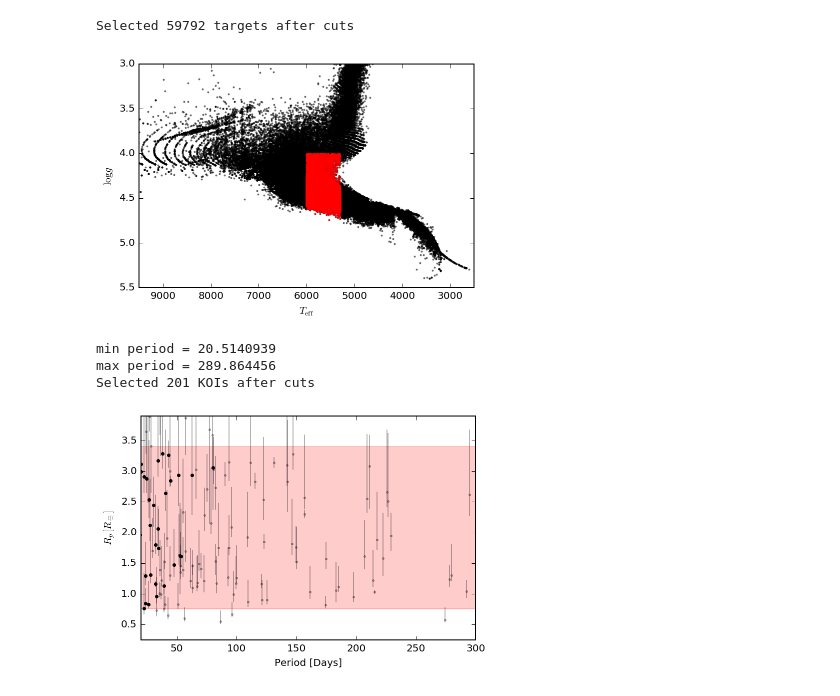
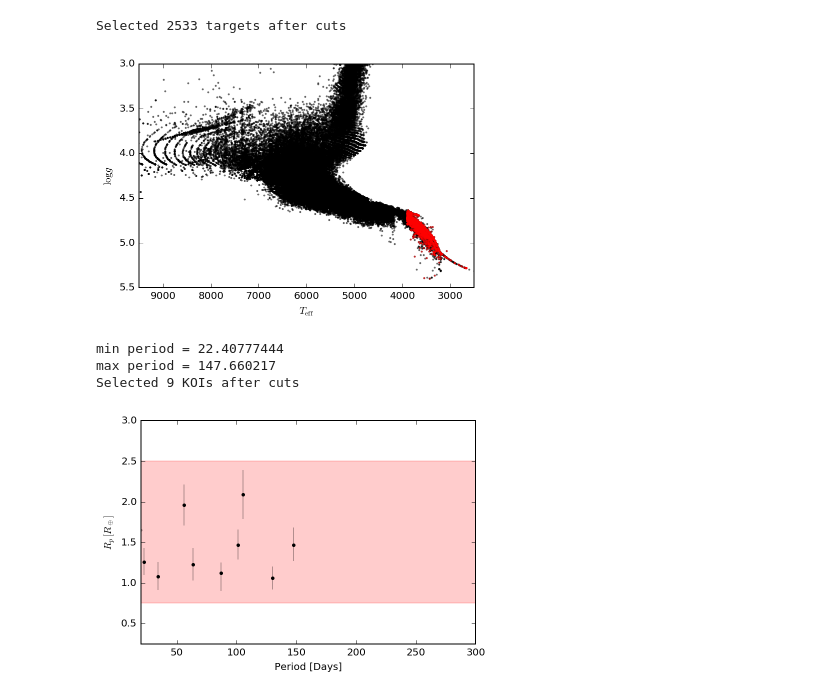
Before and after one commit to mshabram/PyStan_Kepler_Exoplanet_Populations, a Jupyter notebook: exopop_PyStan_precomputed_completeness_v1_with_radius_uncertainties_working_rev1e.ipynb, the cells around one changed output. Saved outputs shown, nothing was run; the diff lists cells and outputs as text; code cells hidden in the pictures.

Commit message:
corrected error in radius vs period plot, formatted for SAG-13 production runs

```diff
--- a/exopop_PyStan_precomputed_completeness_v1_with_radius_uncertainties_working_rev1e.ipynb
+++ b/exopop_PyStan_precomputed_completeness_v1_with_radius_uncertainties_working_rev1e.ipynb
@@ -37,4 +37,4 @@ def get_catalog(name, basepath="data"):
     df.to_hdf(fn, name, format="t")
     return df
 # %%
-periodInsolationSwitch = raw_input("Period or Insolation: P or I? -- ")
+periodInsolationSwitch = 'P' #raw_input("Period or Insolation: P or I? -- ")
@@ -43,2 +41,2 @@ Period or Insolation: P or I? -- P
 # %%
-catalogSwitch = raw_input("Catalog 9.1 or 9.2: 1 or 2? -- ")
+catalogSwitch = '1' # raw_input("Catalog 9.1 or 9.2: 1 or 2? -- ")
@@ -121,7 +117,7 @@ stlr = pd.DataFrame(stlr[m])
 
 print("Selected {0} targets after cuts".format(len(stlr)))
 # %% [output]
-Selected 59792 targets after cuts
+Selected 2533 targets after cuts
 # %%
 #%%=========================================================
 # Plot an HR diagram of the selected targets
@@ -134,7 +130,7 @@ pl.ylim(5.5, 3)
 pl.ylabel("$\log g$");
 pl.xlabel("$T_\mathrm{eff}$");
 # %% [output]
-[figure, old version]
+[figure, new version]
 # %%
 #%%=========================================================
 
@@ -151,7 +147,7 @@ elif(catalogSwitch == "2"):
 
 # Set insolation (or period) and planet radius ranges
 # for power law fit
-rp_rng = (0.75, 3.4)
+rp_rng = (0.75, 2.5)
 if(periodInsolationSwitch=="I"):
     x_rng = (0.2, 20)
 elif(periodInsolationSwitch=="P"):
@@ -193,28 +189,32 @@ print("min period = {0} ".format(np.min(kois.koi_period)))
 print("max period = {0} ".format(np.max(kois.koi_period)))
 print("Selected {0} KOIs after cuts".format(len(kois)))
 # %% [output]
-min period = 20.5140939
-max period = 289.864456
-Selected 201 KOIs after cuts
+min period = 22.40777444
+max period = 147.660217
+Selected 9 KOIs after cuts
 # %%
 #%%=========================================================
 # Plot the measurements with error bars, in insolation-radius parameter space
 yerr = np.abs(np.array(base_kois[["koi_prad_err2", "koi_prad_err1"]])).T
-pl.errorbar(base_kois.koi_insol, base_kois.koi_prad, yerr=yerr, fmt=".k", ms=4,
+
+if(periodInsolationSwitch=="I"):
+    pl.xlabel("insolation [Earth units]")
+    pl.errorbar(base_kois.koi_insol, base_kois.koi_prad, yerr=yerr, fmt=".k", ms=4,
             capsize=0, alpha=0.3)
-pl.plot(kois.koi_insol, kois.koi_prad, ".k", ms=6)
+    pl.plot(kois.koi_insol, kois.koi_prad, ".k", ms=6)
+elif(periodInsolationSwitch=="P"):
+    pl.xlabel("Period [Days]")
+    pl.errorbar(base_kois.koi_period, base_kois.koi_prad, yerr=yerr, fmt=".k", ms=4,
+            capsize=0, alpha=0.3)
+    pl.plot(kois.koi_period, kois.koi_prad, ".k", ms=6)
 pl.fill_between(x_rng, [rp_rng[1], rp_rng[1]], [rp_rng[0], rp_rng[0]], color="r", alpha=0.2)
 pl.xlim(x_rng + 0.1 * np.array([-1, 1]))
 pl.ylim(rp_rng + 0.5 * np.array([-1, 1]))
-if(periodInsolationSwitch=="I"):
-    pl.xlabel("insolation [Earth units]")
-elif(periodInsolationSwitch=="P"):
-    pl.xlabel("Period [Days]")
 
 
 pl.ylabel("$R_p \, [R_\oplus]$");
 # %% [output]
-[figure, old version]
+[figure, new version]
 # %%
 #%%=========================================================
 # Completeness model helper functions (radius and orbital period)
```
Also changed, not shown: parts of 24 cells of this notebook.
